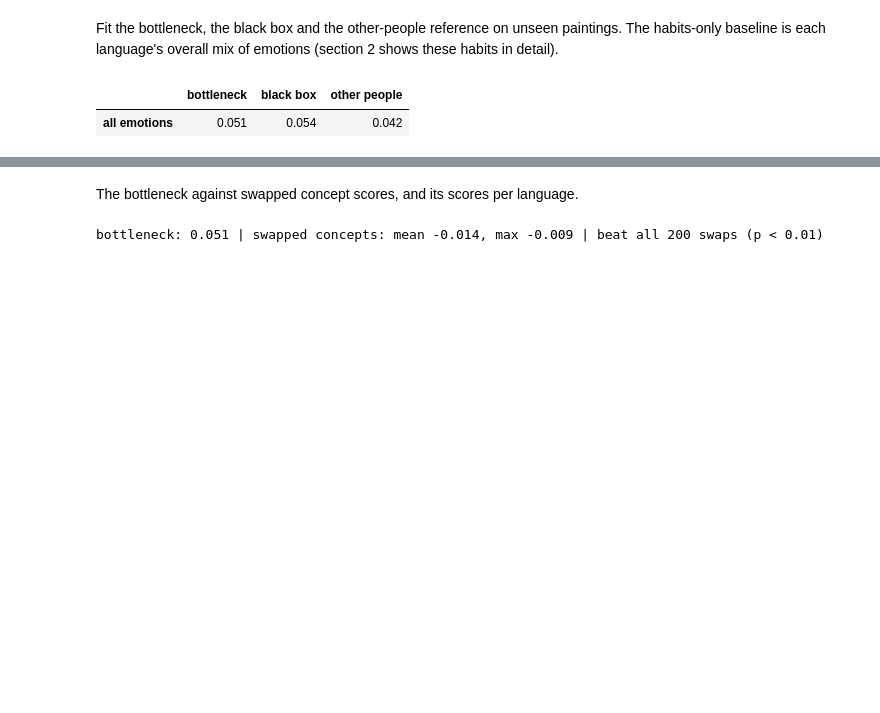
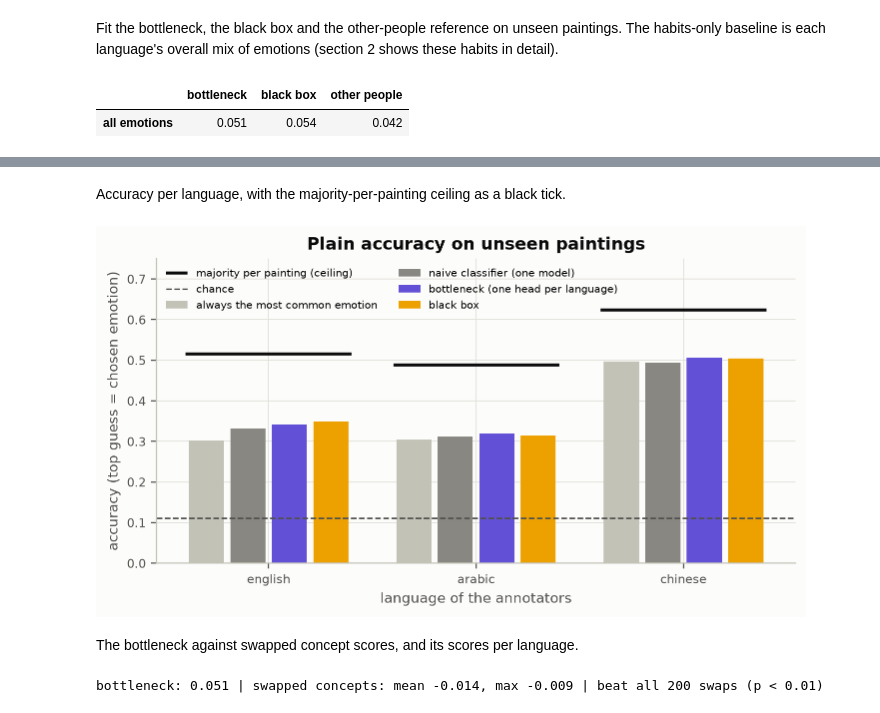
Before and after one commit to machinic-hetarchy/HCML-CBM, a Jupyter notebook: notebooks/01_tuesday_poc.ipynb, the cells around one changed output, grey strips where cells are left out. Cells and saved outputs as stored; diff of their text form; code cells hidden in the pictures; blank space fills up the shorter version.

```diff
--- a/notebooks/01_tuesday_poc.ipynb
+++ b/notebooks/01_tuesday_poc.ipynb
@@ -264,3 +395,38 @@ forward.loc[["all emotions"]]
+# %% [markdown]
+Accuracy per language, with the majority-per-painting ceiling as a black tick.
+# %%
+bars = {
+    "always the most common emotion": "#c3c2b7",
+    "naive classifier (one model)": plots.NEUTRAL,
+    "bottleneck (one head per language)": plots.MODEL_COLORS["bottleneck"],
+    "black box": plots.MODEL_COLORS["black box"],
+}
+fig, ax = plt.subplots(figsize=(7.5, 3.6))
+x_pos, w = np.arange(len(LANGS)), 0.2
+for i, (name, color) in enumerate(bars.items()):
+    ax.bar(
+        x_pos + (i - 1.5) * w, accuracies.loc[name, LANGS], width=w - 0.03, color=color, label=name
+    )
+ceiling = accuracies.loc["majority per painting (ceiling)", LANGS]
+ax.hlines(
+    ceiling,
+    x_pos - 2 * w,
+    x_pos + 2 * w,
+    color=plots.INK,
+    lw=2,
+    label="majority per painting (ceiling)",
+)
+ax.axhline(1 / len(EMOS), color=plots.INK_2, ls="--", lw=1, label="chance")
+ax.set_xticks(x_pos, LANGS)
+ax.set_xlabel("language of the annotators")
+ax.set_ylabel("accuracy (top guess = chosen emotion)")
+ax.set_ylim(0, 0.75)
+ax.set_title("Plain accuracy on unseen paintings")
+ax.legend(loc="upper left", fontsize=7, ncol=2)
+plots.savefig(fig, "01b_accuracy")
+plt.show()
+# %% [output]
+[figure, added]
 # %% [markdown]
 The bottleneck against swapped concept scores, and its scores per language.
 # %%
```
Also changed, not shown: parts of 17 cells of this notebook, 4 other files.
